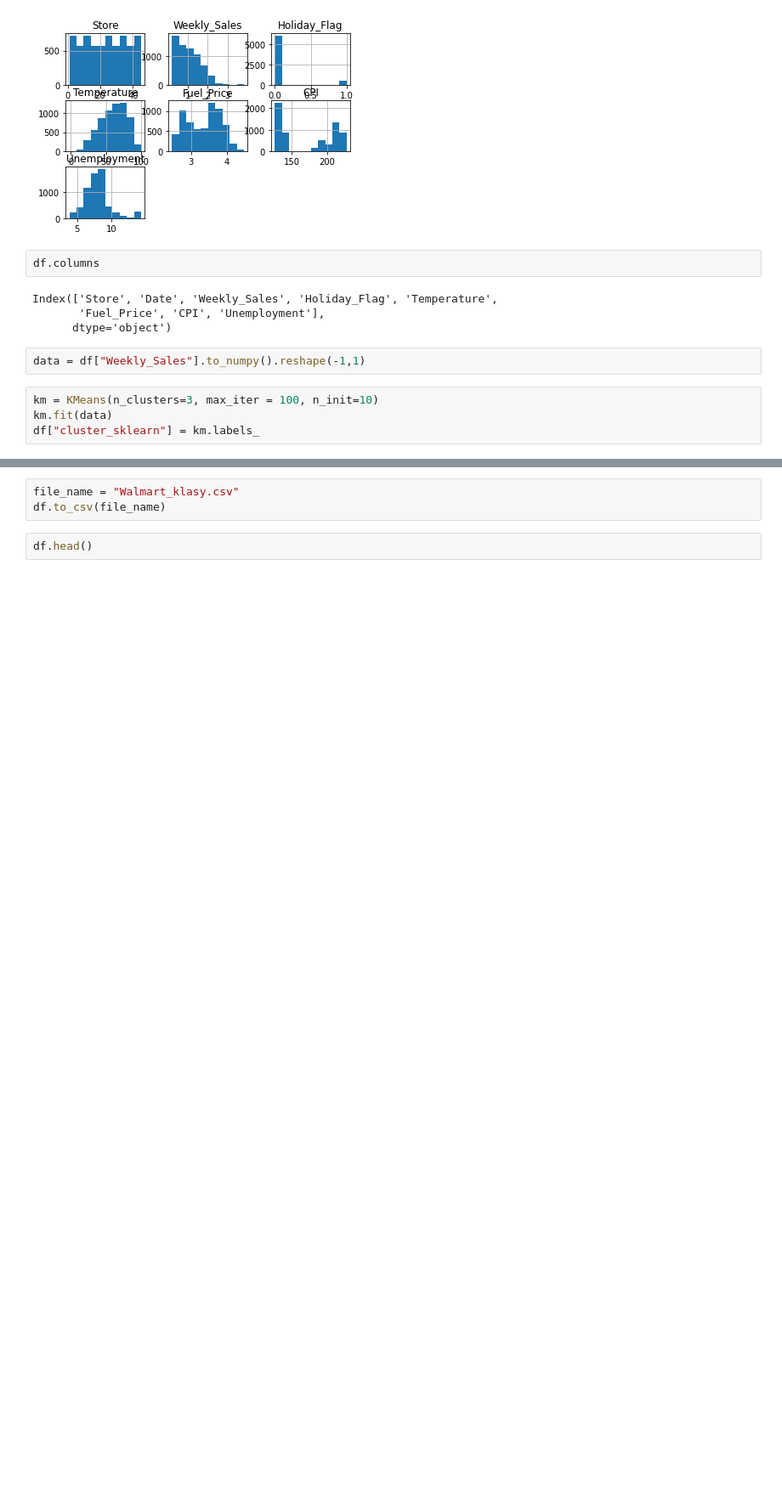
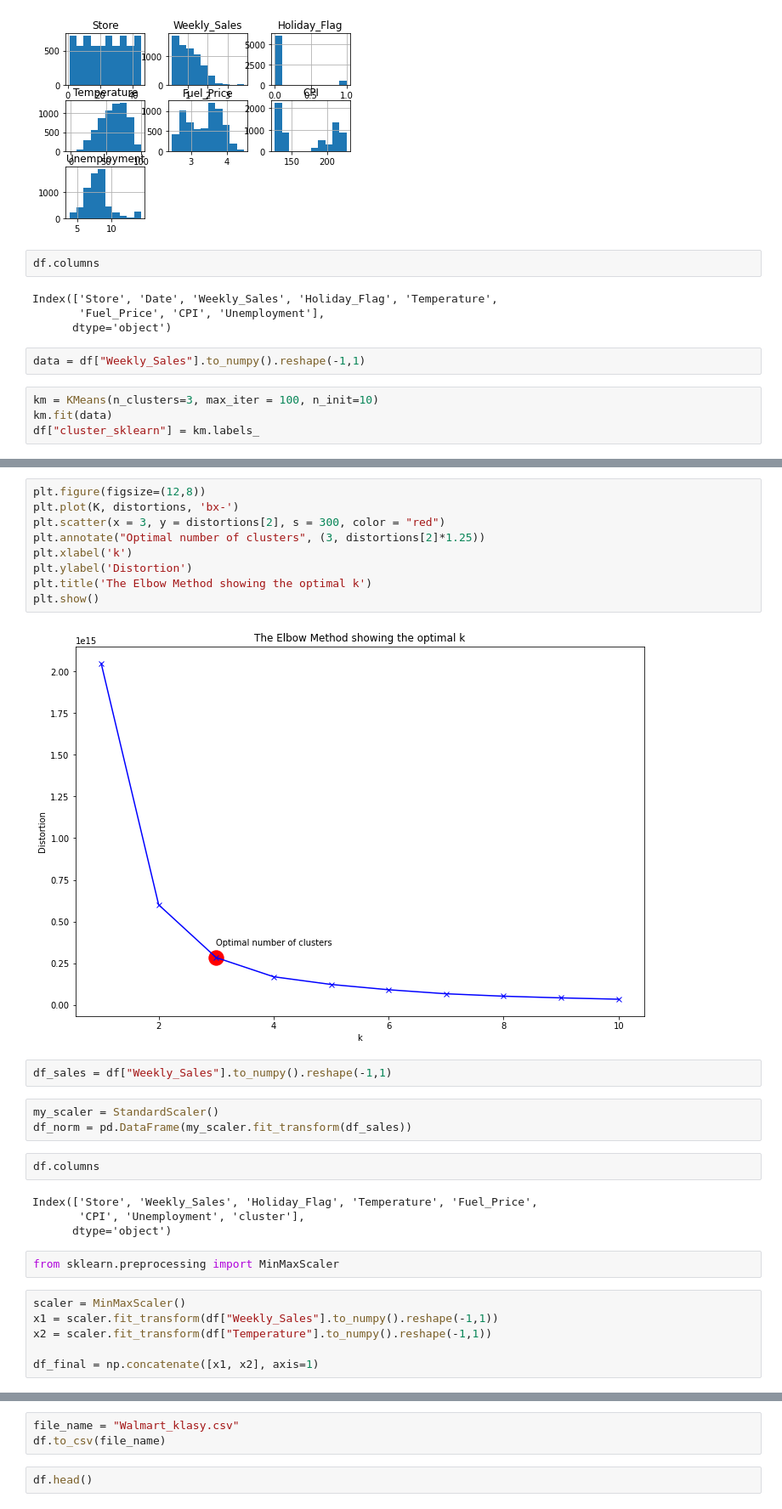
Before and after one commit to infoshareacademy/jdszr6-World-data-analysis, a Jupyter notebook: Projekt_DL/Projekt_DL.ipynb, the cells around one changed output, grey strips where cells are left out. Shown: that part at 85% size. Saved outputs shown, nothing was run; the diff lists cells and outputs as text; blank space fills up the shorter version.

```diff
--- a/Projekt_DL/Projekt_DL.ipynb
+++ b/Projekt_DL/Projekt_DL.ipynb
@@ -94,0 +137,30 @@ array([1, 0, 2])
+# %%
+plt.figure(figsize=(12,8))
+plt.plot(K, distortions, 'bx-')
+plt.scatter(x = 3, y = distortions[2], s = 300, color = "red")
+plt.annotate("Optimal number of clusters", (3, distortions[2]*1.25))
+plt.xlabel('k')
+plt.ylabel('Distortion')
+plt.title('The Elbow Method showing the optimal k')
+plt.show()
+# %% [output]
+[figure, added]
+# %%
+df_sales = df["Weekly_Sales"].to_numpy().reshape(-1,1)
+# %%
+my_scaler = StandardScaler()
+df_norm = pd.DataFrame(my_scaler.fit_transform(df_sales))
+# %%
+df.columns
+# %% [output]
+Index(['Store', 'Weekly_Sales', 'Holiday_Flag', 'Temperature', 'Fuel_Price',
+       'CPI', 'Unemployment', 'cluster'],
+      dtype='object')
+# %%
+from sklearn.preprocessing import MinMaxScaler
+# %%
+scaler = MinMaxScaler()
+x1 = scaler.fit_transform(df["Weekly_Sales"].to_numpy().reshape(-1,1))
+x2 = scaler.fit_transform(df["Temperature"].to_numpy().reshape(-1,1))
+
+df_final = np.concatenate([x1, x2], axis=1)
```
Also changed, not shown: parts of 24 cells of this notebook, 12 other files.
